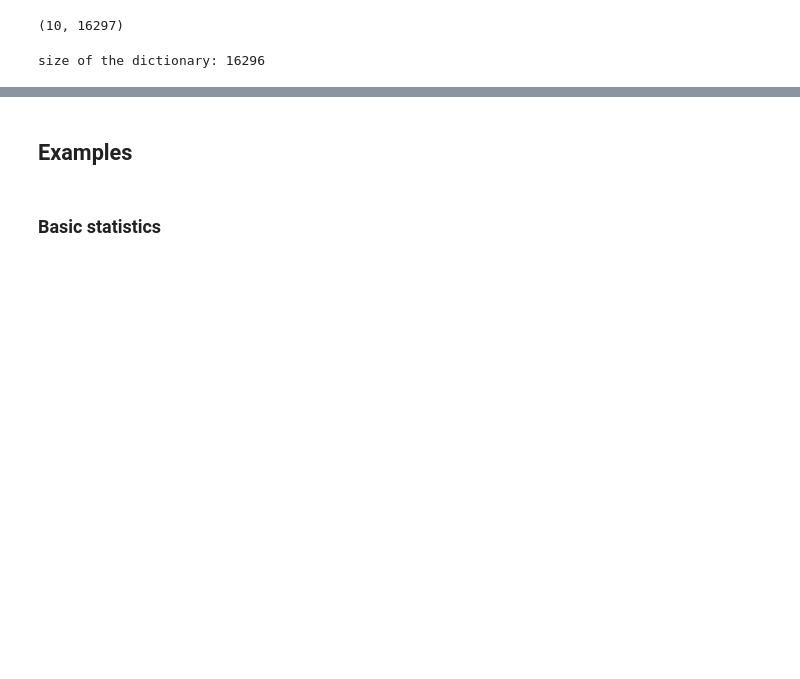
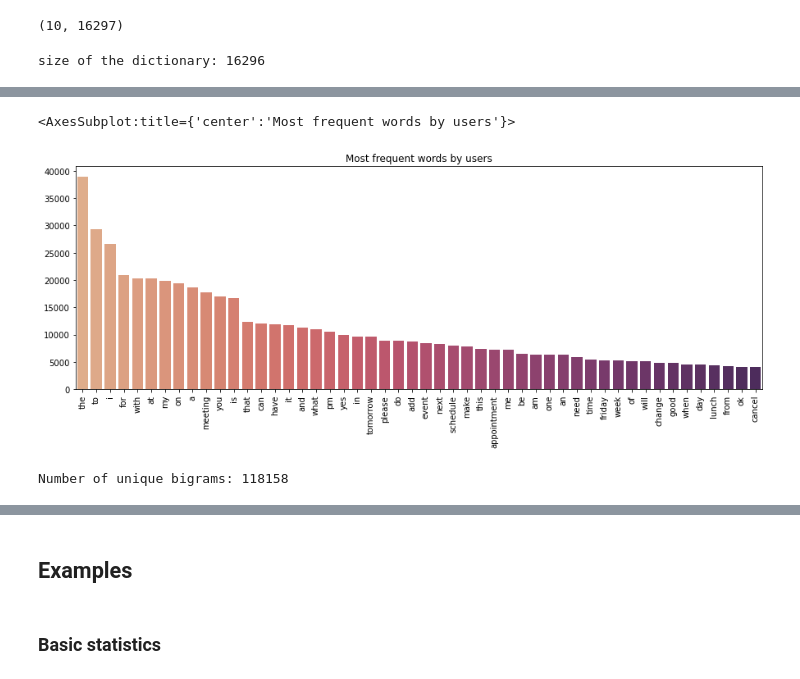
Before and after one commit to Balazska/DaDTeam, a Jupyter notebook: DaDTeam_milestone_I.ipynb, the cells around one changed output, grey strips where cells are left out. Drawn from its saved outputs; the diff is of its cells as text; code cells hidden in the pictures; blank space fills up the shorter version.

```diff
--- a/DaDTeam_milestone_I.ipynb
+++ b/DaDTeam_milestone_I.ipynb
@@ -236,0 +278,17 @@ size of the dictionary: 16296
+# %%
+x = [key for key in list(tokenizer.index_word.values())[:50]]
+y = [tokenizer.word_counts[key] for key in x]
+
+plt.figure(figsize=(15,5))
+plt.xticks(rotation=90)
+plt.title("Most frequent words by users")
+sns.barplot(x=x, y=y, palette="flare")
+# %% [output]
+<AxesSubplot:title={'center':'Most frequent words by users'}>
+[figure, added]
+# %%
+token_sequences = [turn['user_utterance']['tokens2_readable'] for dialog in train for turn in dialog['turns']]
+token_sequences_ngrams, sorted_ngram_freq = calculate_ngrams_and_freq(token_sequences, 2)
+print("Number of unique bigrams:", len(sorted_ngram_freq))
+# %% [output]
+Number of unique bigrams: 118158
```
Also changed, not shown: parts of 18 cells of this notebook.
